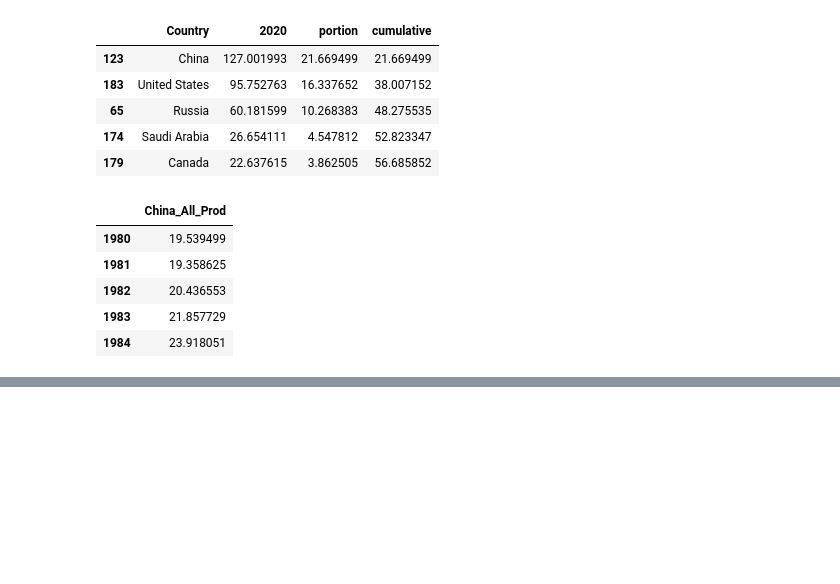
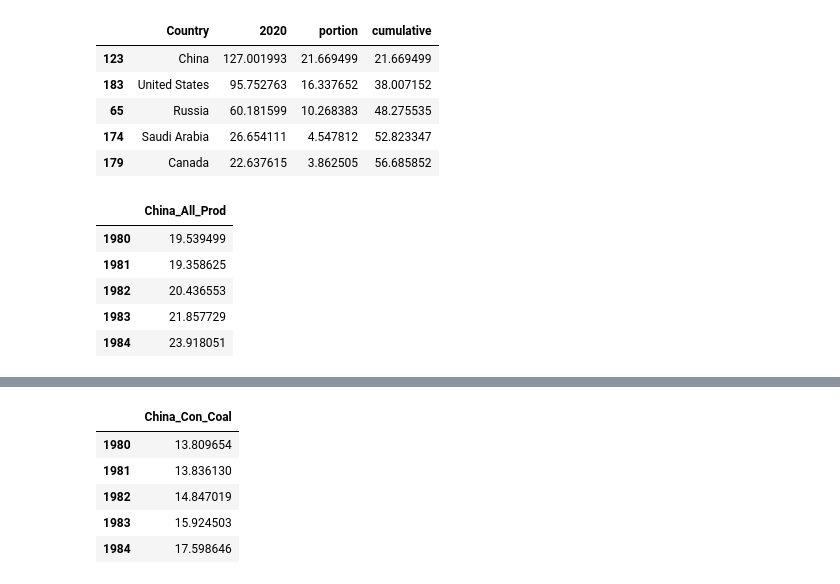
Before and after one commit to lurza/World-Energy-Analysis-main, a Jupyter notebook: Energy_Con_Prod.ipynb, the cells around one changed output, grey strips where cells are left out. Cells and saved outputs as stored; diff of their text form; code cells hidden in the pictures; blank space fills up the shorter version.

```diff
--- a/Energy_Con_Prod.ipynb
+++ b/Energy_Con_Prod.ipynb
@@ -5676,0 +5692,14 @@ fig_china_con_prod.show()
+# %%
+china_con_coal = con_coal.loc[con_coal['Country']=='        China']
+china_con_coal = china_con_coal.iloc[:, 2:44].apply(pd.to_numeric, errors='coerce')
+china_con_coal = china_con_coal.transpose()
+china_con_coal = pd.DataFrame(china_con_coal)
+china_con_coal = china_con_coal.rename(columns={65:'China_Con_Coal'})
+china_con_coal.head()
+# %% [output]
+|  | China_Con_Coal |
+| 1980 | 13.809654 |
+| 1981 | 13.836130 |
+| 1982 | 14.847019 |
+| 1983 | 15.924503 |
+| 1984 | 17.598646 |
```
Also changed, not shown: parts of 17 cells of this notebook.
